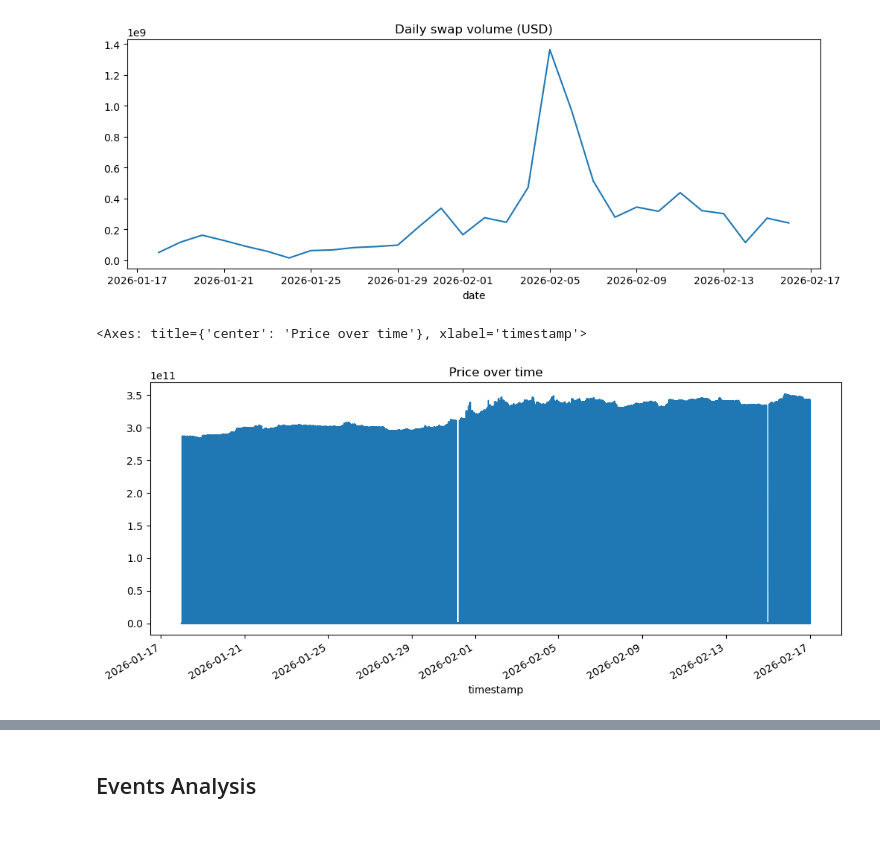
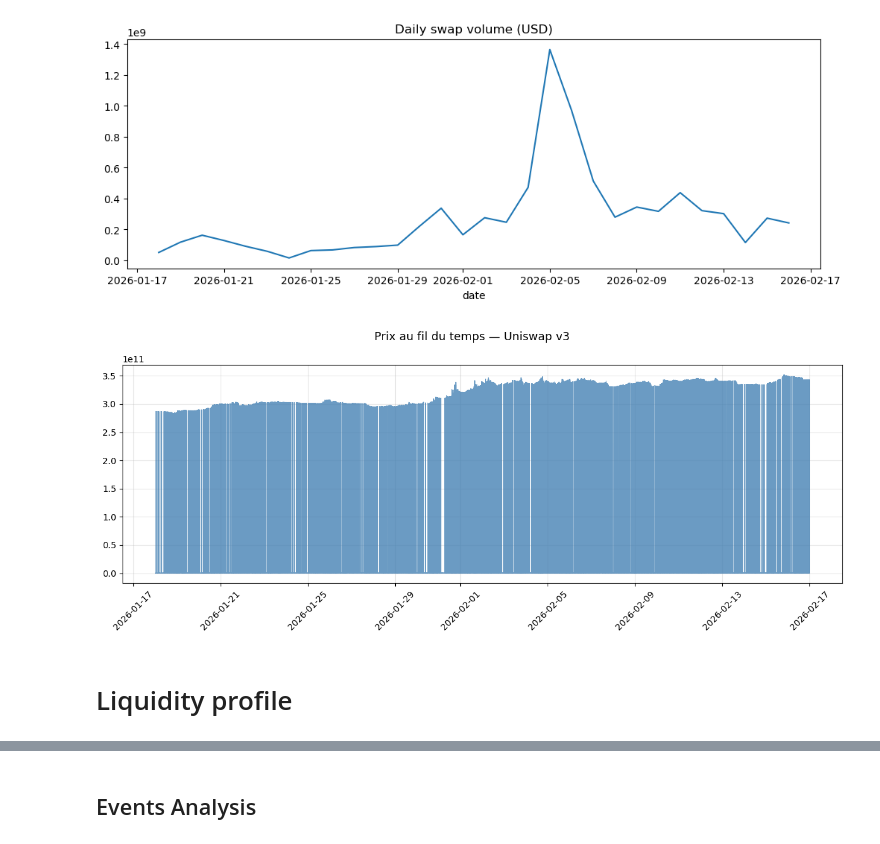
Before and after one commit to Guillaume-melis/HFT_Labs, a Jupyter notebook: DHF_LAB6_MELIS_ROUSSEAU_BORO.ipynb, the cells around one changed output, grey strips where cells are left out. Saved outputs shown, nothing was run; the diff lists cells and outputs as text; code cells hidden in the pictures.

Commit message:
Adding liquidity profile

```diff
--- a/DHF_LAB6_MELIS_ROUSSEAU_BORO.ipynb
+++ b/DHF_LAB6_MELIS_ROUSSEAU_BORO.ipynb
@@ -97,8 +99,27 @@ daily.plot(title='Daily swap volume (USD)', figsize=(12,4))
 <Axes: title={'center': 'Daily swap volume (USD)'}, xlabel='date'>
 [figure]
 # %%
-swaps['price'] = 1.0001 ** swaps['tick'] #doit le changer en précisant que je suis sur uniswapV3
-swaps.set_index('timestamp')['price'].plot(title='Price over time', figsize=(12,5))
+swaps = df[df['event_type'] == 'swap'].copy()
+swaps['timestamp'] = pd.to_datetime(swaps['timestamp'])
+swaps = swaps.sort_values('timestamp').reset_index(drop=True)
+
+swaps['price_raw'] = 1.0001 ** swaps['tick']
+
+decimal0 = 18
+decimal1 = 18
+adjustment = 10 ** (decimal0 - decimal1)
+
+swaps['price'] = swaps['price_raw'] * adjustment
+
+plt.figure(figsize=(12,5))
+plt.suptitle("Prix au fil du temps — Uniswap v3", fontsize=13)
+
+plt.plot(swaps['timestamp'], swaps['price'], linewidth=0.8, color='steelblue', alpha=0.8)
+plt.grid(True, alpha=0.3)
+plt.xticks(rotation=45)
+plt.tight_layout()
+plt.show()
 # %% [output]
-<Axes: title={'center': 'Price over time'}, xlabel='timestamp'>
-[figure, old version]
+[figure, new version]
+# %% [markdown]
+# Liquidity profile
```
Also changed, not shown: parts of 10 cells of this notebook.
